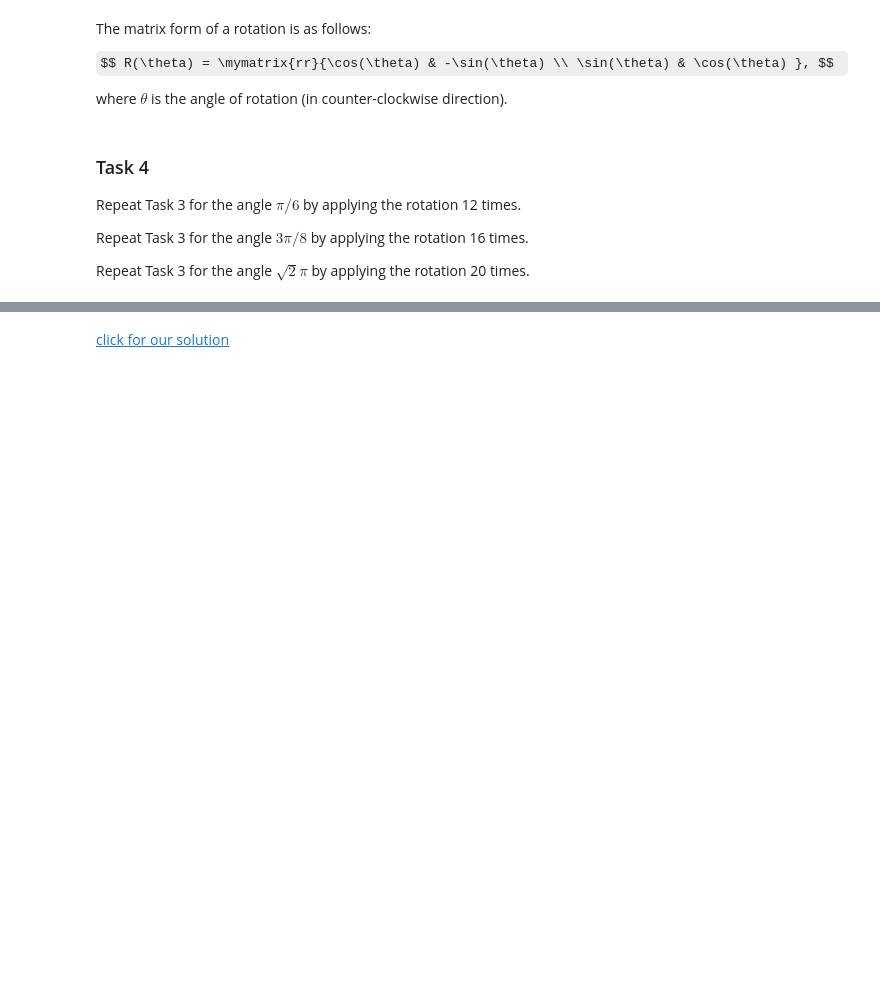
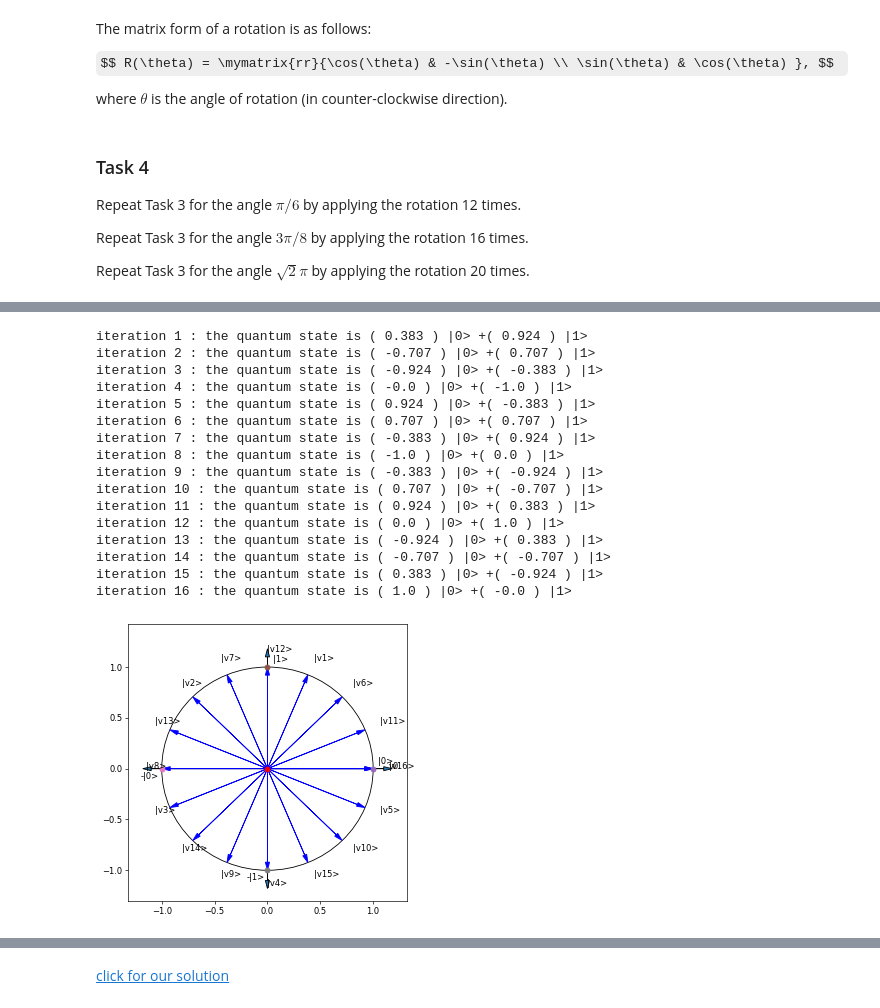
Before and after one commit to ernestpascual/bronze-qiskit, a Jupyter notebook: quantum-with-qiskit/Q44_Rotations.ipynb, the cells around one changed output, grey strips where cells are left out. Saved outputs shown, nothing was run; the diff lists cells and outputs as text; code cells hidden in the pictures; some formulas as TeX source; blank space fills up the shorter version.

```diff
--- a/quantum-with-qiskit/Q44_Rotations.ipynb
+++ b/quantum-with-qiskit/Q44_Rotations.ipynb
@@ -189,0 +323,62 @@ Repeat Task 3 for the angle $ \sqrt{2}\pi $ by applying the rotation 20 times.
+# %%
+# Task 3 3*pi/8
+
+%run quantum.py
+
+draw_qubit()
+
+[x,y]=[1,0]
+
+draw_quantum_state(x,y,"v0")
+
+
+from qiskit import QuantumRegister, ClassicalRegister, QuantumCircuit
+from qiskit_aer import StatevectorSimulator
+from qiskit.visualization import plot_histogram
+from math import pi
+
+# we define a quantum circuit with one qubit and one bit
+q =  QuantumRegister(1) # quantum register with a single qubit
+c = ClassicalRegister(1) # classical register with a single bit
+qc = QuantumCircuit(q,c) # quantum circuit with quantum and classical registers
+
+# angle of rotation in radian
+rotation_angle = 3*pi/8
+
+for i in range(1,17):
+    # rotate the qubit with rotation_angle
+    qc.ry(2*rotation_angle,q[0])
+
+    # measure the qubit
+    # qc.measure(q,c)
+
+    # execute the program 1000 times
+    job = StatevectorSimulator().run(qc)
+
+    # 3 decimal places
+    current_quantum_state = job.result().get_statevector(qc, 3).data
+     # print the current quantum state
+    x_value = current_quantum_state[0].real # get the amplitude of |0>
+    y_value = current_quantum_state[1].real # get the amplitude of |1>
+    print("iteration",i,": the quantum state is (",x_value,") |0>","+(",y_value,") |1>")
+
+    # draw the current quantum state
+    draw_quantum_state(x_value,y_value,"|v"+str(i)+">")
+# %% [output]
+iteration 1 : the quantum state is ( 0.383 ) |0> +( 0.924 ) |1>
+iteration 2 : the quantum state is ( -0.707 ) |0> +( 0.707 ) |1>
+iteration 3 : the quantum state is ( -0.924 ) |0> +( -0.383 ) |1>
+iteration 4 : the quantum state is ( -0.0 ) |0> +( -1.0 ) |1>
+iteration 5 : the quantum state is ( 0.924 ) |0> +( -0.383 ) |1>
+iteration 6 : the quantum state is ( 0.707 ) |0> +( 0.707 ) |1>
+iteration 7 : the quantum state is ( -0.383 ) |0> +( 0.924 ) |1>
+iteration 8 : the quantum state is ( -1.0 ) |0> +( 0.0 ) |1>
+iteration 9 : the quantum state is ( -0.383 ) |0> +( -0.924 ) |1>
+iteration 10 : the quantum state is ( 0.707 ) |0> +( -0.707 ) |1>
+iteration 11 : the quantum state is ( 0.924 ) |0> +( 0.383 ) |1>
+iteration 12 : the quantum state is ( 0.0 ) |0> +( 1.0 ) |1>
+iteration 13 : the quantum state is ( -0.924 ) |0> +( 0.383 ) |1>
+iteration 14 : the quantum state is ( -0.707 ) |0> +( -0.707 ) |1>
+iteration 15 : the quantum state is ( 0.383 ) |0> +( -0.924 ) |1>
+iteration 16 : the quantum state is ( 1.0 ) |0> +( -0.0 ) |1>
+[figure, added]
```
Also changed, not shown: parts of 11 cells of this notebook, 28 other files.
